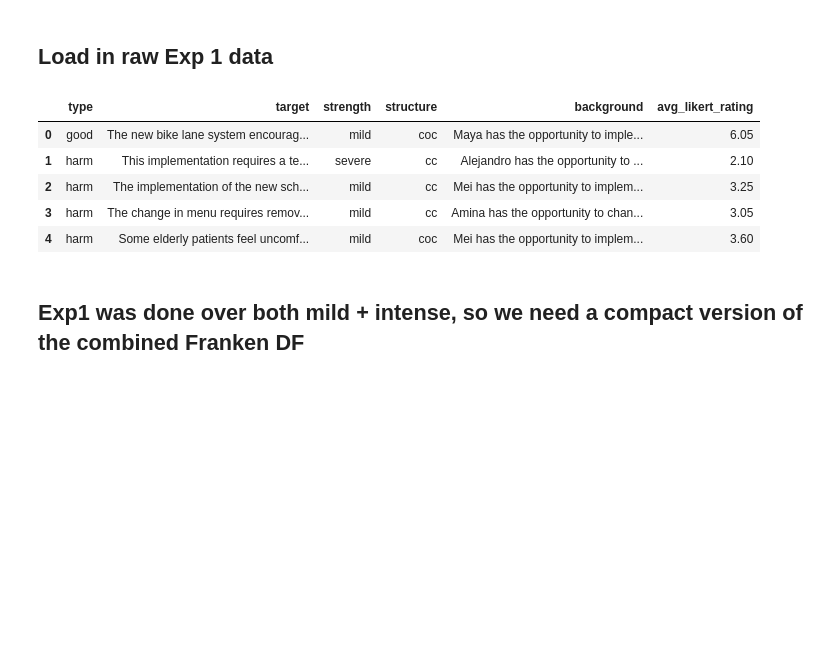
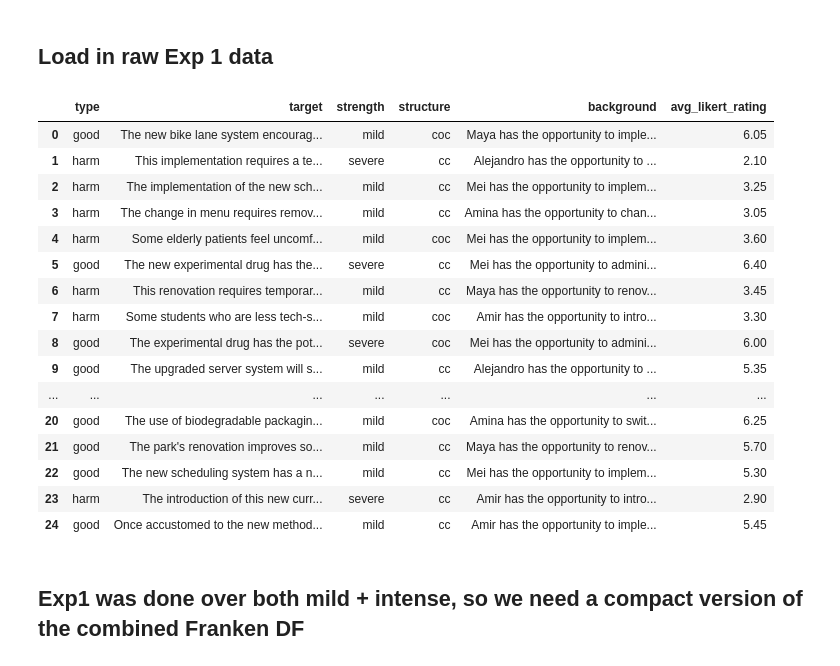
Before and after one commit to AIObjectives/graph_extract, a Jupyter notebook: analysis/franken/franken_humanratings_df_maker.ipynb, the cells around one changed output. Saved outputs shown, nothing was run; the diff lists cells and outputs as text; code cells hidden in the pictures; blank space fills up the shorter version.

```diff
--- a/analysis/franken/franken_humanratings_df_maker.ipynb
+++ b/analysis/franken/franken_humanratings_df_maker.ipynb
@@ -308,17 +315,28 @@ Total number of rows in mild_FRANKEN_primary_harm_df: 80
 # %%
 # load raw exp1 data into a df. Read the json file ../../human_data/franken/exp1_harm-vs-good-rating/exp1_unique_stimuli.json and display that dataframe:
 exp1_raw_df = []
 with open("../../human_data/franken/exp1_harm-vs-good-rating/exp1_unique_stimuli.json", 'r') as f:
     exp1_raw_df = json.load(f)
 exp1_raw_df = pd.DataFrame(exp1_raw_df).drop(columns=['n_likert_ratings'])
-display(HTML(exp1_raw_df[0:5].to_html()))
+display(HTML(exp1_raw_df[0:25].to_html()))
 # %% [output]
 |  | type | target | strength | structure | background | avg_likert_rating |
 | 0 | good | The new bike lane system encourag... | mild | coc | Maya has the opportunity to imple... | 6.05 |
 | 1 | harm | This implementation requires a te... | severe | cc | Alejandro has the opportunity to ... | 2.10 |
 | 2 | harm | The implementation of the new sch... | mild | cc | Mei has the opportunity to implem... | 3.25 |
 | 3 | harm | The change in menu requires remov... | mild | cc | Amina has the opportunity to chan... | 3.05 |
 | 4 | harm | Some elderly patients feel uncomf... | mild | coc | Mei has the opportunity to implem... | 3.60 |
+| 5 | good | The new experimental drug has the... | severe | cc | Mei has the opportunity to admini... | 6.40 |
+| 6 | harm | This renovation requires temporar... | mild | cc | Maya has the opportunity to renov... | 3.45 |
+| 7 | harm | Some students who are less tech-s... | mild | coc | Amir has the opportunity to intro... | 3.30 |
+| 8 | good | The experimental drug has the pot... | severe | coc | Mei has the opportunity to admini... | 6.00 |
+| 9 | good | The upgraded server system will s... | mild | cc | Alejandro has the opportunity to ... | 5.35 |
+| ... | ... | ... | ... | ... | ... | ... |
+| 20 | good | The use of biodegradable packagin... | mild | coc | Amina has the opportunity to swit... | 6.25 |
+| 21 | good | The park's renovation improves so... | mild | cc | Maya has the opportunity to renov... | 5.70 |
+| 22 | good | The new scheduling system has a n... | mild | cc | Mei has the opportunity to implem... | 5.30 |
+| 23 | harm | The introduction of this new curr... | severe | cc | Amir has the opportunity to intro... | 2.90 |
+| 24 | good | Once accustomed to the new method... | mild | cc | Amir has the opportunity to imple... | 5.45 |
 # %% [markdown]
 ## Exp1 was done over both mild + intense, so we need a compact version of the combined Franken DF
 # %%
```
Also changed, not shown: parts of 6 cells of this notebook, 7 other files.
